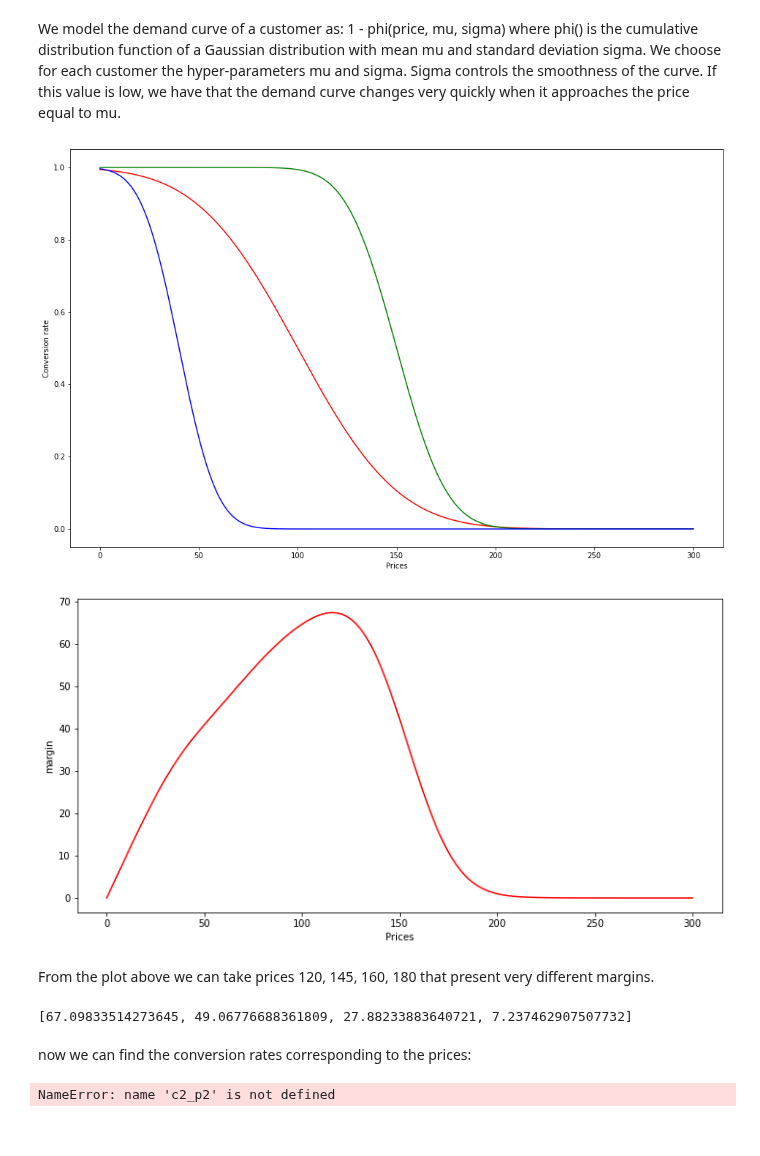
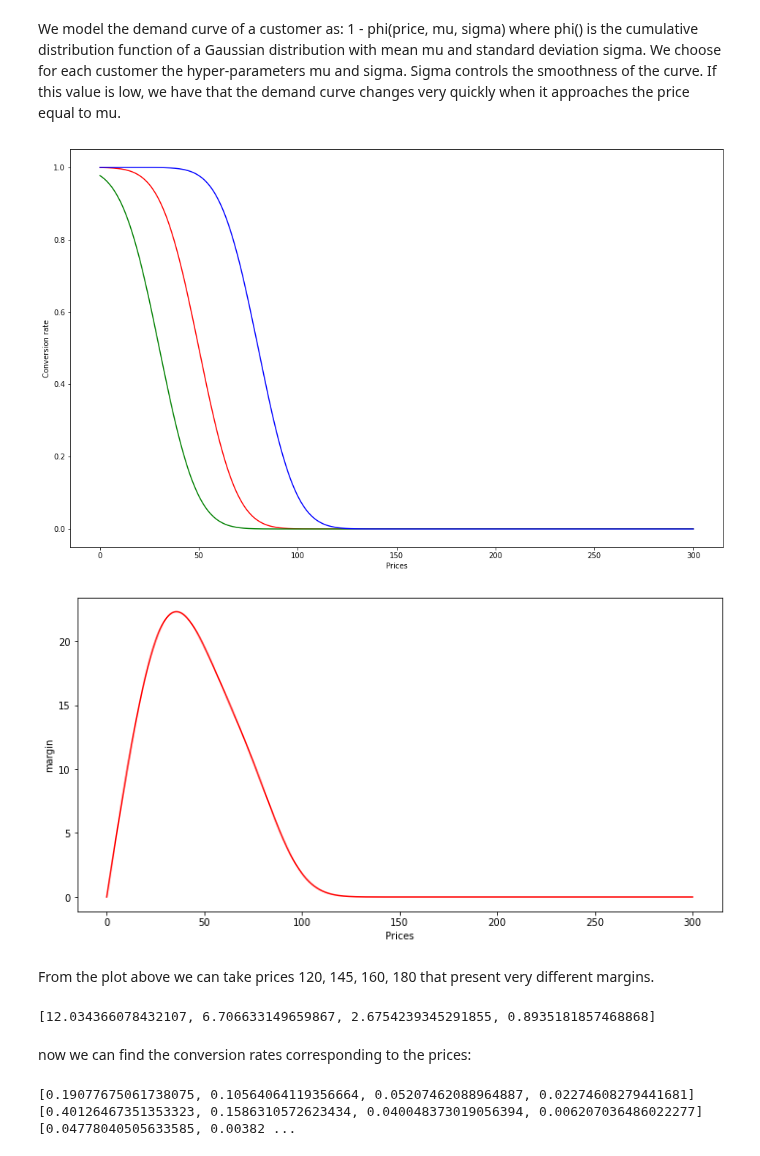
Before and after one commit to VladMarianCimpeanu/OLA_project, a Jupyter notebook: customers_parameters.ipynb, the cells around one changed output. Cells and saved outputs as stored; diff of their text form; code cells hidden in the pictures.

```diff
--- a/customers_parameters.ipynb
+++ b/customers_parameters.ipynb
@@ -16,28 +16,28 @@ approaches the price equal to mu.
 # %%
 MAXIMUM_PRICE = 300
 cents = 100
 
 prices = np.linspace(0, MAXIMUM_PRICE, cents * MAXIMUM_PRICE) # we consider the range of prices that go from 0 to 300
-mu_1 = 100
-mu_2 = 150
-mu_3 = 40
+mu_1 = 50
+mu_2 = 30
+mu_3 = 80
 
 
-sigma_1 = 40
-sigma_2 = 20
+sigma_1 = 15
+sigma_2 = 15
 sigma_3 = 15
 conversion_rates_1 = 1 - norm.cdf(prices, loc=mu_1, scale=sigma_1)
 conversion_rates_2 = 1 - norm.cdf(prices, loc=mu_2, scale=sigma_2)
 conversion_rates_3 = 1 - norm.cdf(prices, loc=mu_3, scale=sigma_3)
 plt.figure(figsize=(16,10))
 plt.plot(prices, conversion_rates_1, color="red")
 plt.plot(prices, conversion_rates_2, color="green")
 plt.plot(prices, conversion_rates_3, color="blue")
 plt.xlabel("Prices")
 plt.ylabel("Conversion rate")
 plt.show()
 # %% [output]
-[figure, old version]
+[figure, new version]
 # %%
 expected_margin = prices * (conversion_rates_1 * customer_distribution[0] +
                             conversion_rates_2 * customer_distribution[1] +
@@ -49,21 +49,21 @@ plt.xlabel("Prices")
 plt.ylabel("margin")
 plt.show()
 # %% [output]
-[figure, old version]
+[figure, new version]
 # %% [markdown]
 From the plot above we can take prices 120, 145, 160, 180 that present very different margins.
 # %%
-selected_prices = np.array([120, 145, 160, 180]) * cents
+selected_prices = np.array([45, 60, 75, 90]) * cents
 product1_margins = [expected_margin[p] for p in selected_prices]
 product1_margins
 # %% [output]
-[67.09833514273645, 49.06776688361809, 27.88233883640721, 7.237462907507732]
+[12.034366078432107, 6.706633149659867, 2.6754239345291855, 0.8935181857468868]
 # %% [markdown]
 now we can find the conversion rates corresponding to the prices:
 # %%
 c1_p1 = [conversion_rates_1[p] for p in selected_prices]
 c1_p2 = [conversion_rates_2[p] for p in selected_prices]
 c1_p3 = [conversion_rates_3[p] for p in selected_prices]
-print(c1_p1, c2_p2, c3_p3)
+print(c1_p1, c1_p2, c1_p3)
 # %% [output]
-NameError: name 'c2_p2' is not defined
+[0.19077675061738075, 0.10564064119356664, 0.05207462088964887, 0.02274608279441681] [0.40126467351353323, 0.1586310572623434, 0.040048373019056394, 0.006207036486022277] [0.04778040505633585, 0.00382 ...
```
Also changed, not shown: 1 other file.
